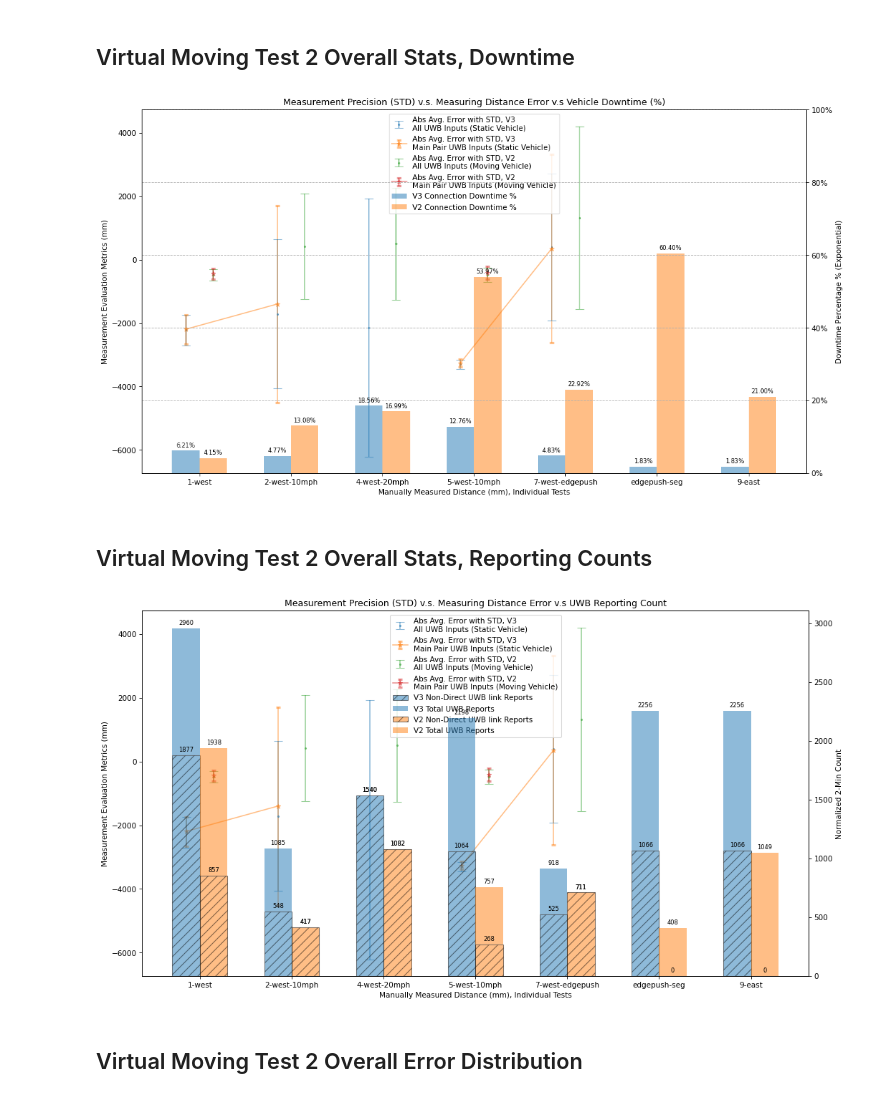
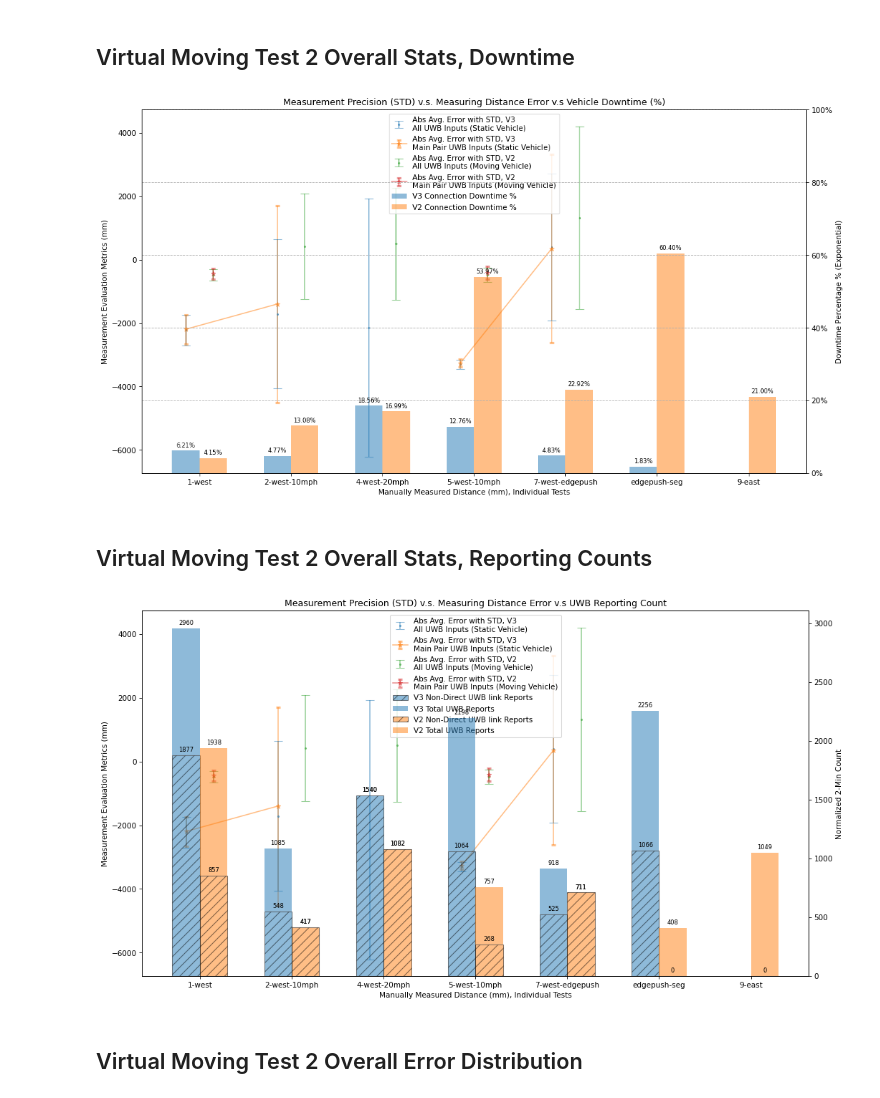
Before and after one commit to hegxiten/UWB-Lab-Rutgers-Rail, a Jupyter notebook: UWB_Ranging_System_Design_and_Testing/uwb_ranging_fieldtest_results/CONCISE_virtual_moving_test.ipynb, the cells around one changed output. Drawn from its saved outputs; the diff is of its cells as text; code cells hidden in the pictures.

Commit message:
pending static_individual to simplify

```diff
--- a/UWB_Ranging_System_Design_and_Testing/uwb_ranging_fieldtest_results/CONCISE_virtual_moving_test.ipynb
+++ b/UWB_Ranging_System_Design_and_Testing/uwb_ranging_fieldtest_results/CONCISE_virtual_moving_test.ipynb
@@ -24,6 +24,8 @@ from pandas.core.common import SettingWithCopyWarning
 import warnings
 warnings.simplefilter(action='ignore', category=SettingWithCopyWarning)
 
+from collections import defaultdict
+
 ROOT_DIR = os.path.join("C:/Users/wangz/OneDrive/University_RU/NSUWB/")
 CALIBRATED_CAM_TO_V2B = -6400.8
 pd.set_option('display.float_format', lambda x: '%.5f' % x)
@@ -41,6 +43,16 @@ moving_master_slave_mapping = { '88BA': [moving_focusing_slaves[0], moving_focus
                                 '111C': [moving_focusing_slaves[1], moving_focusing_slaves[0]]}
 STATIC_VEH, MOVING_VEH = 3, 2
 VEH_NAME_MAP = {3: "static", 2: "moving"}
+test_preset_map = defaultdict(dict)
+test_preset_map[STATIC_VEH]['master_slave_mapping'] = static_master_slave_mapping
+test_preset_map[MOVING_VEH]['master_slave_mapping'] = moving_master_slave_mapping
+test_preset_map[STATIC_VEH]['main_master'] = static_main_master
+test_preset_map[MOVING_VEH]['main_master'] = moving_main_master
+test_preset_map = defaultdict(dict)
+test_preset_map[STATIC_VEH]['master_slave_mapping'] = static_master_slave_mapping
+test_preset_map[MOVING_VEH]['master_slave_mapping'] = moving_master_slave_mapping
+test_preset_map[STATIC_VEH]['main_master'] = static_main_master
+test_preset_map[MOVING_VEH]['main_master'] = moving_main_master
 #############################################
 # if skip plotting any tests, list them here
 skiptests = []
@@ -205,6 +82,7 @@ virtual_moving_tests = {}
 for test in all_test_names:
     virtual_moving_tests[test] = parse_single_test_data(test_raw_name_file_map[test]["B"],
                                                         "Virtual Moving Test",
+                                                        test_preset_map,
                                                         test_raw_name_file_map[test]["ground_truth"])
 # %% [output]
 processing: 2021-05-25-13-00-19-v2-1-west
@@ -310,7 +166,8 @@ df_all_moving_stats_time_idx = pd.concat(moving_stats_time_idx)
 from matplotlib.ticker import FuncFormatter
 figure = plt.figure(figsize=(16, 9), dpi=PLOTTING_DPI)
 width=0.3
-labels = df_all_static_stats_aggregated["Test Name"].astype(str)
+labels_static = df_all_static_stats_aggregated["Test Name"].astype(str)
+labels_moving = df_all_moving_stats_aggregated["Test Name"].astype(str)
 ax = figure.add_subplot(111)
 ax.set_title("Measurement Precision (STD) v.s. Measuring Distance Error v.s Vehicle Downtime (%)")
 df_main_pair_static_veh_stats_moving_test = df_all_static_stats_pairwise[
@@ -319,7 +176,7 @@ df_main_pair_static_veh_stats_moving_test = df_all_static_stats_pairwise[
 df_main_pair_moving_veh_stats_moving_test = df_all_moving_stats_pairwise[
     (df_all_moving_stats_pairwise["Is Main Master"]==True) &
     (df_all_moving_stats_pairwise["Is Main Slave"]==True)]
-errbar_1 = ax.errorbar(x=np.arange(len(labels.index)) - width/2,
+errbar_1 = ax.errorbar(x=np.arange(len(labels_static.index)) - width/2,
                        y=df_all_static_stats_aggregated["Average Measurement Error (mm)"],
                        yerr=df_all_static_stats_aggregated["STD (mm)"],
                        capsize=6,
@@ -328,7 +185,7 @@ errbar_1 = ax.errorbar(x=np.arange(len(labels.index)) - width/2,
                        markersize=2,
                        alpha=0.5,
                        label='Abs Avg. Error with STD, V{}\nAll UWB Inputs (Static Vehicle)'.format(STATIC_VEH))
-errbar_1_1 = ax.errorbar(x=np.arange(len(labels.index)) - width/2,
+errbar_1_1 = ax.errorbar(x=np.arange(len(labels_static.index)) - width/2,
                          y=df_main_pair_static_veh_stats_moving_test["Average Measurement Error (mm)"],
                          yerr=df_main_pair_static_veh_stats_moving_test["STD (mm)"],
                          capsize=3,
@@ -337,7 +194,7 @@ errbar_1_1 = ax.errorbar(x=np.arange(len(labels.index)) - width/2,
                          marker='*',
                          alpha=0.5,
                          label='Abs Avg. Error with STD, V{}\nMain Pair UWB Inputs (Static Vehicle)'.format(STATIC_VEH))
-errbar_2 = ax.errorbar(x=np.arange(len(labels.index)) + width/2,
+errbar_2 = ax.errorbar(x=np.arange(len(labels_moving.index)) + width/2,
                        y=df_all_moving_stats_aggregated["Average Measurement Error (mm)"],
                        yerr=df_all_moving_stats_aggregated["STD (mm)"],
                        capsize=6,
@@ -346,7 +203,7 @@ errbar_2 = ax.errorbar(x=np.arange(len(labels.index)) + width/2,
                        markersize=2,
                        alpha=0.5,
                        label='Abs Avg. Error with STD, V{}\nAll UWB Inputs (Moving Vehicle)'.format(MOVING_VEH))
-errbar_2_1 = ax.errorbar(x=np.arange(len(labels.index)) + width/2,
+errbar_2_1 = ax.errorbar(x=np.arange(len(labels_moving.index)) + width/2,
                          y=df_main_pair_moving_veh_stats_moving_test["Average Measurement Error (mm)"],
                          yerr=df_main_pair_moving_veh_stats_moving_test["STD (mm)"],
                          capsize=3,
@@ -355,16 +212,18 @@ errbar_2_1 = ax.errorbar(x=np.arange(len(labels.index)) + width/2,
                          marker='*',
                          alpha=0.5,
                          label='Abs Avg. Error with STD, V{}\nMain Pair UWB Inputs (Moving Vehicle)'.format(MOVING_VEH))
+labels = labels_static if len(labels_static) >= len(labels_moving) else labels_moving
 ax.set_xlabel("Manually Measured Distance (mm), Individual Tests")
 ax.set_xticks(np.arange(len(labels.index)))
 ax.set_xticklabels([x.split("-v2-")[1] for x in list(labels)])
 ax.set_ylabel("Measurement Evaluation Metrics (mm)")
+
 ax2 = ax.twinx()
-rects1 = ax2.bar(np.arange(len(labels.index)) - width/2,
+rects1 = ax2.bar(np.arange(len(labels_static.index)) - width/2,
                  df_all_static_stats_aggregated["Downtime Duration"] / \
                  df_all_static_stats_aggregated["Operation Duration"],
                  width=width, label='V{} Connection Downtime %'.format(STATIC_VEH), alpha=0.5)
-rects2 = ax2.bar(np.arange(len(labels.index)) + width/2,
+rects2 = ax2.bar(np.arange(len(labels_moving.index)) + width/2,
                  df_all_moving_stats_aggregated["Downtime Duration"] / \
                  df_all_moving_stats_aggregated["Operation Duration"],
                  width=width, label='V{} Connection Downtime %'.format(MOVING_VEH), alpha=0.5)
@@ -385,14 +244,15 @@ ax.legend([errbar_1, errbar_1_1, errbar_2, errbar_2_1, rects1, rects2],
 
 plt.show()
 # %% [output]
-[figure, old version]
+[figure, new version]
 # %% [markdown]
 ## Virtual Moving Test 2 Overall Stats, Reporting Counts
 # %%
 from matplotlib.ticker import FuncFormatter
 figure = plt.figure(figsize=(16, 9), dpi=PLOTTING_DPI)
 width=0.3
-labels = df_all_static_stats_aggregated["Test Name"].astype(str)
+labels_static = df_all_static_stats_aggregated["Test Name"].astype(str)
+labels_moving = df_all_moving_stats_aggregated["Test Name"].astype(str)
 ax = figure.add_subplot(111)
 ax.set_title("Measurement Precision (STD) v.s. Measuring Distance Error v.s UWB Reporting Count")
 df_main_pair_static_veh_stats_moving_test = df_all_static_stats_pairwise[
@@ -401,7 +261,7 @@ df_main_pair_static_veh_stats_moving_test = df_all_static_stats_pairwise[
 df_main_pair_moving_veh_stats_moving_test = df_all_moving_stats_pairwise[
     (df_all_moving_stats_pairwise["Is Main Master"]==True) &
     (df_all_moving_stats_pairwise["Is Main Slave"]==True)]
-errbar_1 = ax.errorbar(x=np.arange(len(labels.index)) - width/2,
+errbar_1 = ax.errorbar(x=np.arange(len(labels_static.index)) - width/2,
                        y=df_all_static_stats_aggregated["Average Measurement Error (mm)"],
                        yerr=df_all_static_stats_aggregated["STD (mm)"],
                        capsize=6,
@@ -410,7 +270,7 @@ errbar_1 = ax.errorbar(x=np.arange(len(labels.index)) - width/2,
                        markersize=2,
                        alpha=0.5,
                        label='Abs Avg. Error with STD, V{}\nAll UWB Inputs (Static Vehicle)'.format(STATIC_VEH))
-errbar_1_1 = ax.errorbar(x=np.arange(len(labels.index)) - width/2,
+errbar_1_1 = ax.errorbar(x=np.arange(len(labels_static.index)) - width/2,
                          y=df_main_pair_static_veh_stats_moving_test["Average Measurement Error (mm)"],
                          yerr=df_main_pair_static_veh_stats_moving_test["STD (mm)"],
                          capsize=3,
@@ -419,7 +279,7 @@ errbar_1_1 = ax.errorbar(x=np.arange(len(labels.index)) - width/2,
                          marker='*',
                          alpha=0.5,
                          label='Abs Avg. Error with STD, V{}\nMain Pair UWB Inputs (Static Vehicle)'.format(STATIC_VEH))
-errbar_2 = ax.errorbar(x=np.arange(len(labels.index)) + width/2,
+errbar_2 = ax.errorbar(x=np.arange(len(labels_moving.index)) + width/2,
                        y=df_all_moving_stats_aggregated["Average Measurement Error (mm)"],
                        yerr=df_all_moving_stats_aggregated["STD (mm)"],
                        capsize=6,
@@ -428,7 +288,7 @@ errbar_2 = ax.errorbar(x=np.arange(len(labels.index)) + width/2,
                        markersize=2,
                        alpha=0.5,
                        label='Abs Avg. Error with STD, V{}\nAll UWB Inputs (Moving Vehicle)'.format(MOVING_VEH))
-errbar_2_1 = ax.errorbar(x=np.arange(len(labels.index)) + width/2,
+errbar_2_1 = ax.errorbar(x=np.arange(len(labels_moving.index)) + width/2,
                          y=df_main_pair_moving_veh_stats_moving_test["Average Measurement Error (mm)"],
                          yerr=df_main_pair_moving_veh_stats_moving_test["STD (mm)"],
                          capsize=3,
@@ -437,6 +297,7 @@ errbar_2_1 = ax.errorbar(x=np.arange(len(labels.index)) + width/2,
                          marker='*',
                          alpha=0.5,
                          label='Abs Avg. Error with STD, V{}\nMain Pair UWB Inputs (Moving Vehicle)'.format(MOVING_VEH))
+labels = labels_static if len(labels_static) >= len(labels_moving) else labels_moving
 ax.set_xlabel("Manually Measured Distance (mm), Individual Tests")
 ax.set_xticks(np.arange(len(labels.index)))
 ax.set_xticklabels([x.split("-v2-")[1] for x in list(labels)])
@@ -444,7 +305,7 @@ ax.set_ylabel("Measurement Evaluation Metrics (mm)")
 
 ax2 = ax.twinx()
 
-rects1 = ax2.bar(np.arange(len(labels.index)) - width/2,
+rects1 = ax2.bar(np.arange(len(labels_static.index)) - width/2,
                 (df_all_static_stats_aggregated["Main Pair Counts"] /
                  df_all_static_stats_aggregated["Operation Duration"]*120).astype("int"),
                  bottom=((df_all_static_stats_aggregated["Reporting Counts"] -
@@ -452,7 +313,7 @@ rects1 = ax2.bar(np.arange(len(labels.index)) - width/2,
                         df_all_static_stats_aggregated["Operation Duration"]*120).astype("int"),
                  width=width,
                  label='V{} Total UWB Reports'.format(STATIC_VEH), alpha=0.5, color="C0")
-rects0 = ax2.bar(np.arange(len(labels.index)) - width/2,
+rects0 = ax2.bar(np.arange(len(labels_static.index)) - width/2,
                 ((df_all_static_stats_aggregated["Reporting Counts"] -
                   df_all_static_stats_aggregated["Main Pair Counts"]) /
                  df_all_static_stats_aggregated["Operation Duration"]*120).astype("int"),
@@ -460,36 +321,36 @@ rects0 = ax2.bar(np.arange(len(labels.index)) - width/2,
                  label='V{} Non-Direct UWB link Reports'.format(STATIC_VEH),
                  alpha=0.5, color="C0", hatch="//", edgecolor='k')
 
 
-rects3 = ax2.bar(np.arange(len(labels.index)) + width/2,
+rects3 = ax2.bar(np.arange(len(labels_moving.index)) + width/2,
                 (df_all_moving_stats_aggregated["Main Pair Counts"] /
                  df_all_moving_stats_aggregated["Operation Duration"]*120).astype("int"),
                  bottom=((df_all_moving_stats_aggregated["Reporting Counts"] -
                          df_all_moving_stats_aggregated["Main Pair Counts"]) /
                         df_all_moving_stats_aggregated["Operation Duration"]*120).astype("int"),
                  width=width,
                  label='V{} Total UWB Reports'.format(MOVING_VEH), alpha=0.5, color="C1")
-rects2 = ax2.bar(np.arange(len(labels.index)) + width/2,
+rects2 = ax2.bar(np.arange(len(labels_moving.index)) + width/2,
                 ((df_all_moving_stats_aggregated["Reporting Counts"] -
                   df_all_moving_stats_aggregated["Main Pair Counts"]) /
                  df_all_moving_stats_aggregated["Operation Duration"]*120).astype("int"),
                  width=width,
                  label='V{} Non-Direct UWB link Reports'.format(MOVING_VEH),
                  alpha=0.5, color="C1", hatch="//", edgecolor='k')
 
 ax2.set_ylabel("Normalized 2-Min Count")
 ax2.bar_label(rects1, padding=3, fontsize=8)
 ax2.bar_label(rects0, padding=3, fontsize=8)
 ax2.bar_label(rects3, padding=3, fontsize=8)
 ax2.bar_label(rects2, padding=3, fontsize=8)
 ax.legend([errbar_1, errbar_1_1, errbar_2, errbar_2_1,
            rects0, rects1, rects2, rects3],
           [errbar_1.get_label(), errbar_1_1.get_label(), errbar_2.get_label(), errbar_2_1.get_label(),
            rects0.get_label(), rects1.get_label(), rects2.get_label(), rects3.get_label()],
           loc="upper center")
 plt.show()
 # %% [output]
-[figure, old version]
+[figure, new version]
 # %% [markdown]
 ## Virtual Moving Test 2 Overall Error Distribution
 # %%
```
Also changed, not shown: parts of 2 cells of this notebook, 6 other files.
